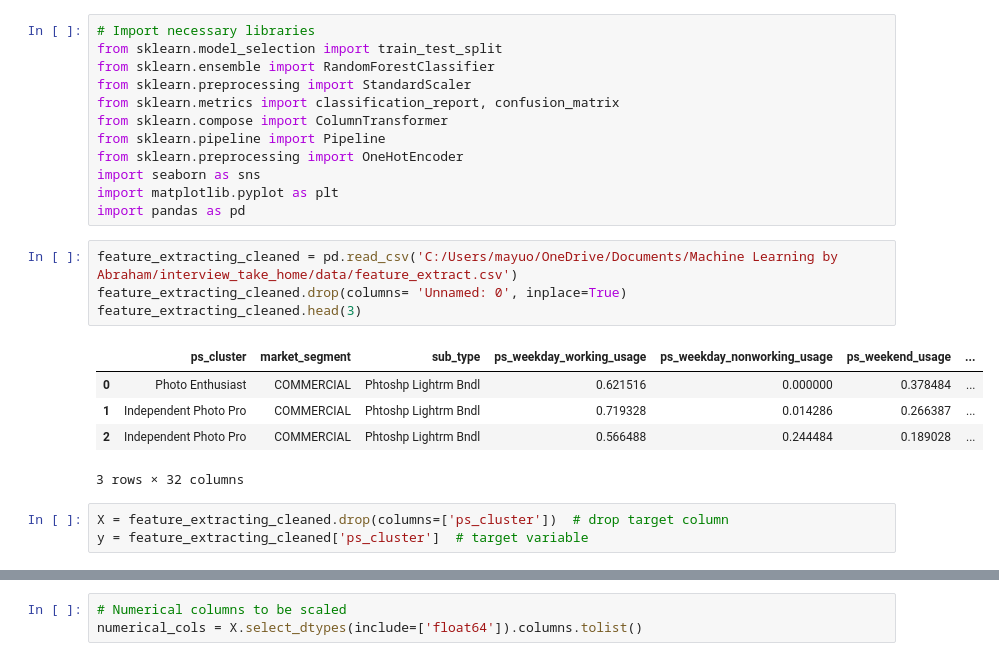
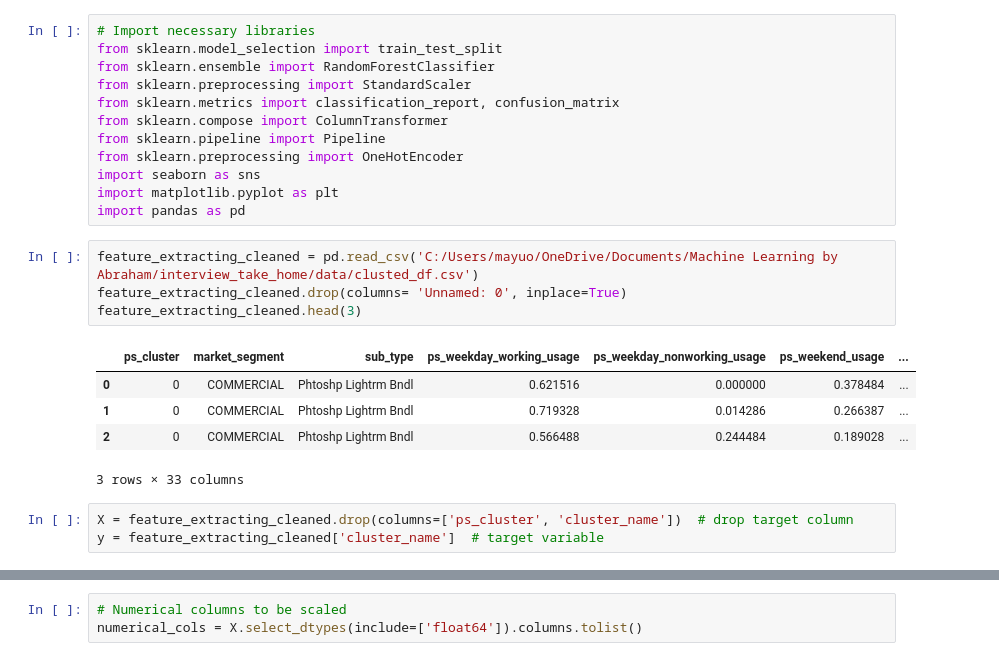
Before and after one commit to abrahamowodunni/interview_take_home, a Jupyter notebook: experimentation/classification.ipynb, the cells around one changed output, grey strips where cells are left out. Drawn from its saved outputs; the diff is of its cells as text.

```diff
--- a/experimentation/classification.ipynb
+++ b/experimentation/classification.ipynb
@@ -11,15 +11,15 @@ import seaborn as sns
 import matplotlib.pyplot as plt
 import pandas as pd
 # %%
-feature_extracting_cleaned = pd.read_csv('C:/Users/mayuo/OneDrive/Documents/Machine Learning by Abraham/interview_take_home/data/feature_extract.csv')
+feature_extracting_cleaned = pd.read_csv('C:/Users/mayuo/OneDrive/Documents/Machine Learning by Abraham/interview_take_home/data/clusted_df.csv')
 feature_extracting_cleaned.drop(columns= 'Unnamed: 0', inplace=True)
 feature_extracting_cleaned.head(3)
 # %% [output]
 |  | ps_cluster | market_segment | sub_type | ps_weekday_working_usage | ps_weekday_nonworking_usage | ps_weekend_usage | ... |
-| 0 | Photo Enthusiast | COMMERCIAL | Phtoshp Lightrm Bndl | 0.621516 | 0.000000 | 0.378484 | ... |
-| 1 | Independent Photo Pro | COMMERCIAL | Phtoshp Lightrm Bndl | 0.719328 | 0.014286 | 0.266387 | ... |
-| 2 | Independent Photo Pro | COMMERCIAL | Phtoshp Lightrm Bndl | 0.566488 | 0.244484 | 0.189028 | ... |
+| 0 | 0 | COMMERCIAL | Phtoshp Lightrm Bndl | 0.621516 | 0.000000 | 0.378484 | ... |
+| 1 | 0 | COMMERCIAL | Phtoshp Lightrm Bndl | 0.719328 | 0.014286 | 0.266387 | ... |
+| 2 | 0 | COMMERCIAL | Phtoshp Lightrm Bndl | 0.566488 | 0.244484 | 0.189028 | ... |
-3 rows × 32 columns
+3 rows × 33 columns
 # %%
-X = feature_extracting_cleaned.drop(columns=['ps_cluster'])  # drop target column
-y = feature_extracting_cleaned['ps_cluster']  # target variable
+X = feature_extracting_cleaned.drop(columns=['ps_cluster', 'cluster_name'])  # drop target column
+y = feature_extracting_cleaned['cluster_name']  # target variable
```
Also changed, not shown: parts of 14 cells of this notebook, 1 other file.
